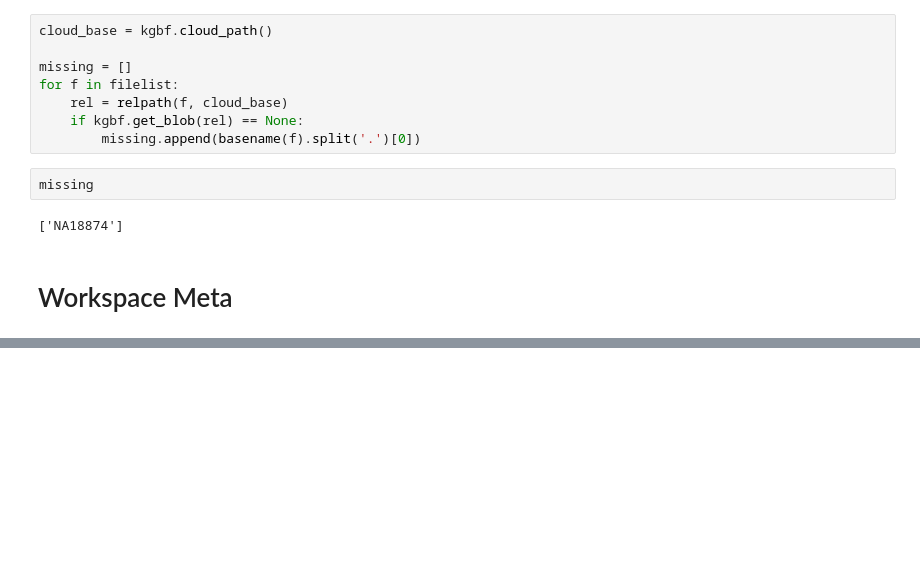
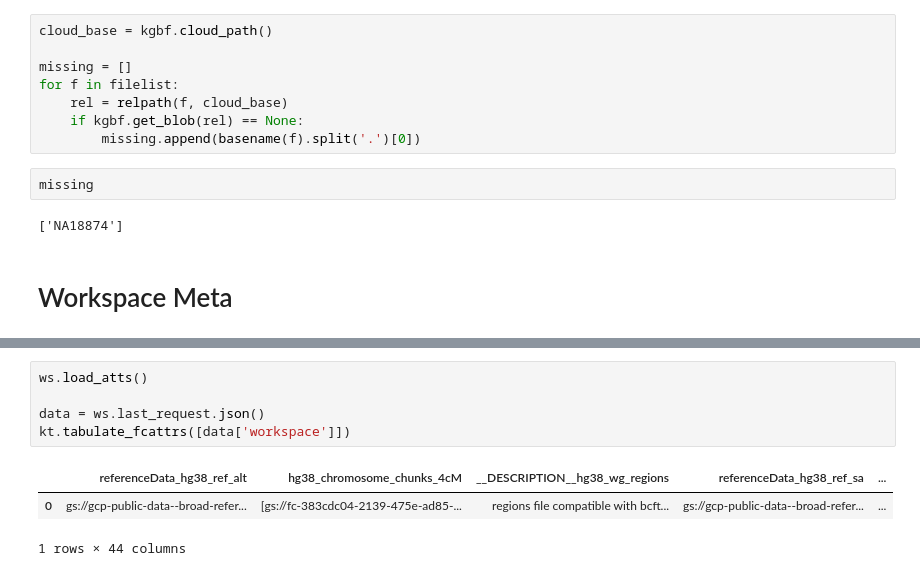
Before and after one commit to KAnderson-DFCI/Germline_Method_Development_AlDubayan, a Jupyter notebook: misc_analyses/gcloudops.ipynb, the cells around one changed output, grey strips where cells are left out. Drawn from its saved outputs; the diff is of its cells as text; blank space fills up the shorter version.

```diff
--- a/misc_analyses/gcloudops.ipynb
+++ b/misc_analyses/gcloudops.ipynb
@@ -656,0 +675,9 @@ missing
+# %%
+ws.load_atts()
+
+data = ws.last_request.json()
+kt.tabulate_fcattrs([data['workspace']])
+# %% [output]
+|  | referenceData_hg38_ref_alt | hg38_chromosome_chunks_4cM | __DESCRIPTION__hg38_wg_regions | referenceData_hg38_ref_sa | ... |
+| 0 | gs://gcp-public-data--broad-refer... | [gs://fc-383cdc04-2139-475e-ad85-... | regions file compatible with bcft... | gs://gcp-public-data--broad-refer... | ... |
+1 rows × 44 columns
```
Also changed, not shown: parts of 12 cells of this notebook, 14 other files.
